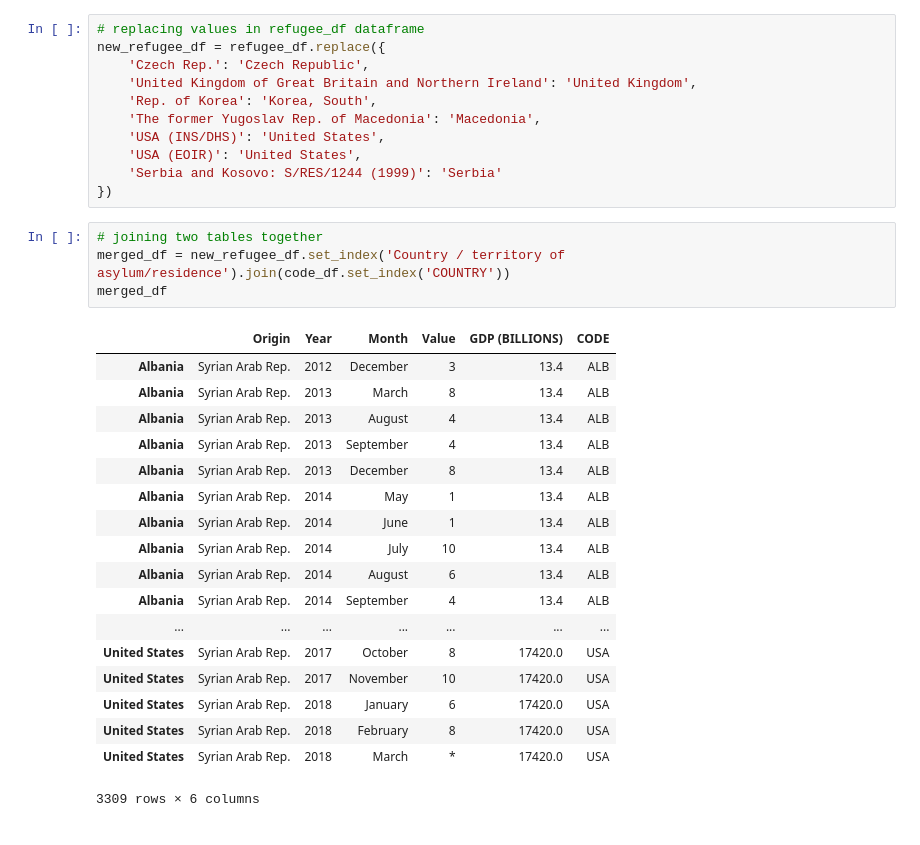
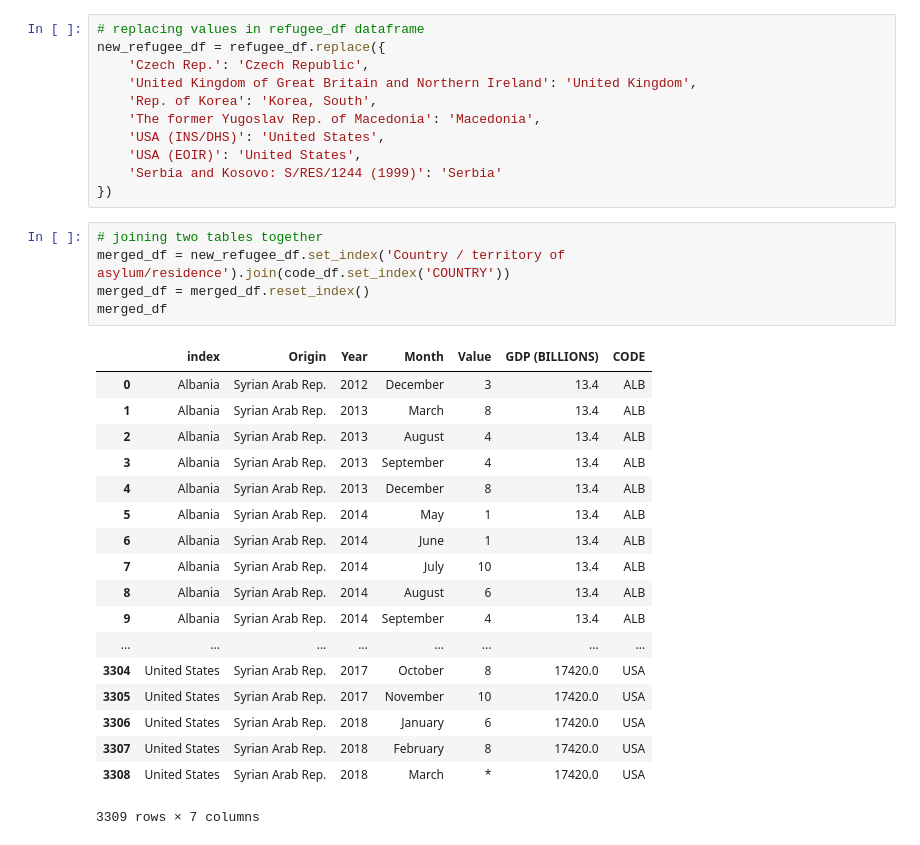
Before and after one commit to romansul/syrian-civil-war, a Jupyter notebook: Choropleth Map Refugee.ipynb, the cells around one changed output. Cells and saved outputs as stored; diff of their text form.

```diff
--- a/Choropleth Map Refugee.ipynb
+++ b/Choropleth Map Refugee.ipynb
@@ -61,23 +62,24 @@ new_refugee_df = refugee_df.replace({
 # %%
 # joining two tables together
 merged_df = new_refugee_df.set_index('Country / territory of asylum/residence').join(code_df.set_index('COUNTRY'))
+merged_df = merged_df.reset_index()
 merged_df
 # %% [output]
-|  | Origin | Year | Month | Value | GDP (BILLIONS) | CODE |
-| Albania | Syrian Arab Rep. | 2012 | December | 3 | 13.4 | ALB |
-| Albania | Syrian Arab Rep. | 2013 | March | 8 | 13.4 | ALB |
-| Albania | Syrian Arab Rep. | 2013 | August | 4 | 13.4 | ALB |
-| Albania | Syrian Arab Rep. | 2013 | September | 4 | 13.4 | ALB |
-| Albania | Syrian Arab Rep. | 2013 | December | 8 | 13.4 | ALB |
-| Albania | Syrian Arab Rep. | 2014 | May | 1 | 13.4 | ALB |
-| Albania | Syrian Arab Rep. | 2014 | June | 1 | 13.4 | ALB |
-| Albania | Syrian Arab Rep. | 2014 | July | 10 | 13.4 | ALB |
-| Albania | Syrian Arab Rep. | 2014 | August | 6 | 13.4 | ALB |
-| Albania | Syrian Arab Rep. | 2014 | September | 4 | 13.4 | ALB |
-| ... | ... | ... | ... | ... | ... | ... |
-| United States | Syrian Arab Rep. | 2017 | October | 8 | 17420.0 | USA |
-| United States | Syrian Arab Rep. | 2017 | November | 10 | 17420.0 | USA |
-| United States | Syrian Arab Rep. | 2018 | January | 6 | 17420.0 | USA |
-| United States | Syrian Arab Rep. | 2018 | February | 8 | 17420.0 | USA |
-| United States | Syrian Arab Rep. | 2018 | March | * | 17420.0 | USA |
+|  | index | Origin | Year | Month | Value | GDP (BILLIONS) | CODE |
+| 0 | Albania | Syrian Arab Rep. | 2012 | December | 3 | 13.4 | ALB |
+| 1 | Albania | Syrian Arab Rep. | 2013 | March | 8 | 13.4 | ALB |
+| 2 | Albania | Syrian Arab Rep. | 2013 | August | 4 | 13.4 | ALB |
+| 3 | Albania | Syrian Arab Rep. | 2013 | September | 4 | 13.4 | ALB |
+| 4 | Albania | Syrian Arab Rep. | 2013 | December | 8 | 13.4 | ALB |
+| 5 | Albania | Syrian Arab Rep. | 2014 | May | 1 | 13.4 | ALB |
+| 6 | Albania | Syrian Arab Rep. | 2014 | June | 1 | 13.4 | ALB |
+| 7 | Albania | Syrian Arab Rep. | 2014 | July | 10 | 13.4 | ALB |
+| 8 | Albania | Syrian Arab Rep. | 2014 | August | 6 | 13.4 | ALB |
+| 9 | Albania | Syrian Arab Rep. | 2014 | September | 4 | 13.4 | ALB |
+| ... | ... | ... | ... | ... | ... | ... | ... |
+| 3304 | United States | Syrian Arab Rep. | 2017 | October | 8 | 17420.0 | USA |
+| 3305 | United States | Syrian Arab Rep. | 2017 | November | 10 | 17420.0 | USA |
+| 3306 | United States | Syrian Arab Rep. | 2018 | January | 6 | 17420.0 | USA |
+| 3307 | United States | Syrian Arab Rep. | 2018 | February | 8 | 17420.0 | USA |
+| 3308 | United States | Syrian Arab Rep. | 2018 | March | * | 17420.0 | USA |
-3309 rows × 6 columns
+3309 rows × 7 columns
```
Also changed, not shown: parts of 2 cells of this notebook.
